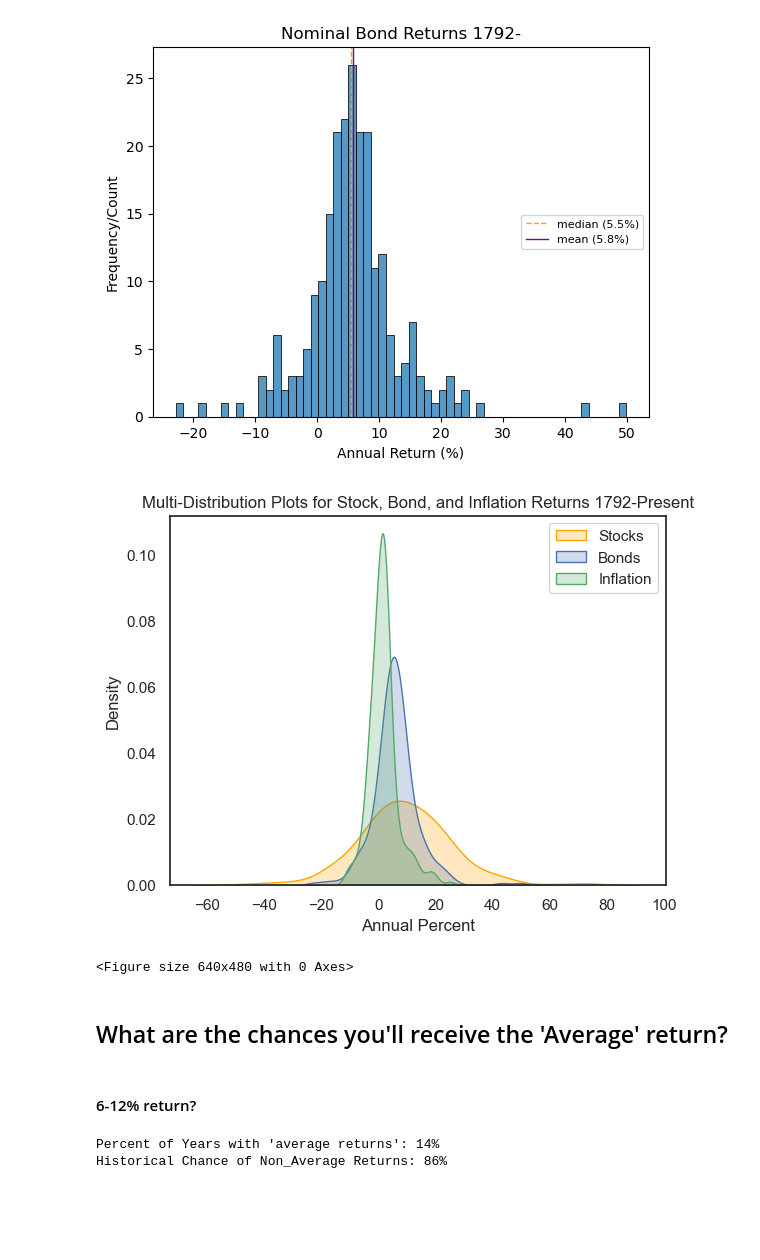
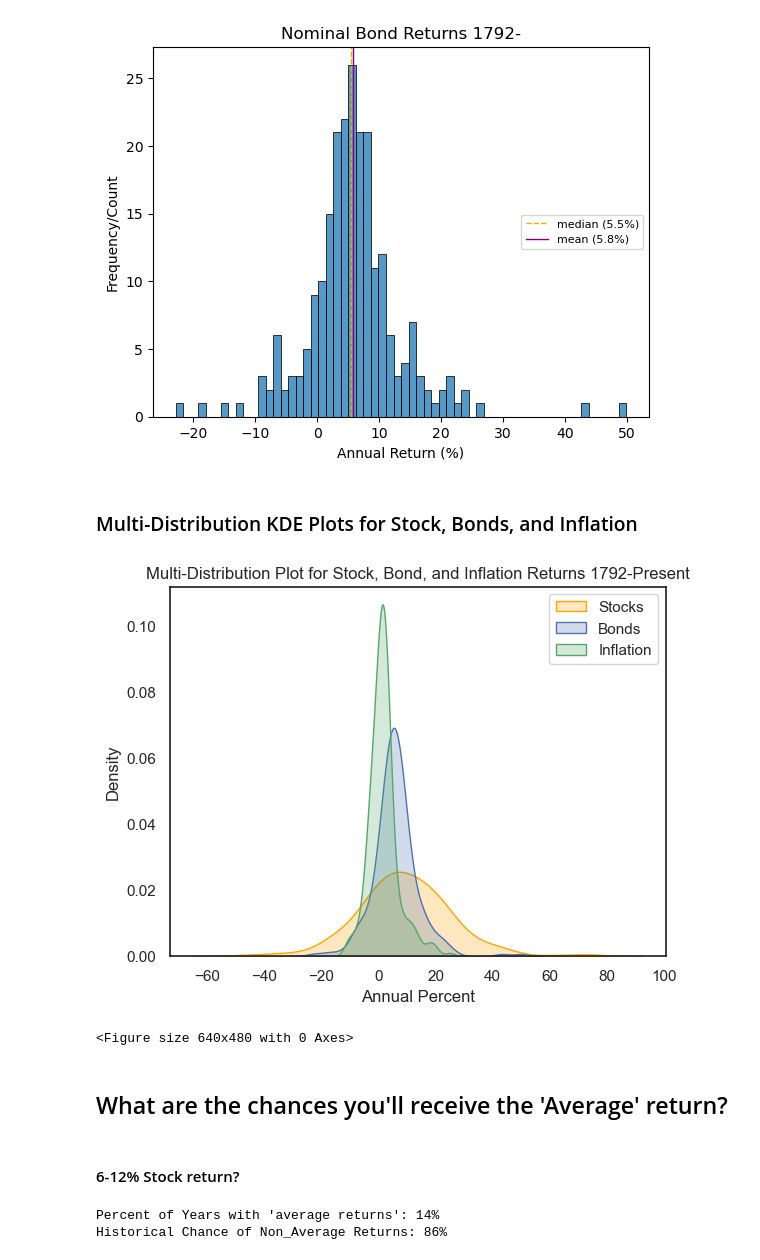
Before and after one commit to StarkArk/The_Long_View_Stocks_Bonds, a Jupyter notebook: Survey_US_Stock_Bonds.ipynb, the cells around one changed output. Drawn from its saved outputs; the diff is of its cells as text; code cells hidden in the pictures; blank space fills up the shorter version.

```diff
--- a/Survey_US_Stock_Bonds.ipynb
+++ b/Survey_US_Stock_Bonds.ipynb
@@ -164,33 +162,35 @@ plt.savefig("Images/Annual_BondReturns_HistPlot")
+# %% [markdown]
+### Multi-Distribution KDE Plots for Stock, Bonds, and Inflation
 # %%
 
 # style
 sns.set(style="white")
 
 # Create multiple KDE plots
 features = ['nom_stock_perc', 'nom_bond_perc', 'inflation_perc']
 asset_type = ["Stocks", "Bonds", "Inflation"]
 colors = ['orange', 'b', 'g']
 
 for feature, color, asset_type in zip(features, colors, asset_type):
     sns.kdeplot(nominal_df[feature], shade=True, color=color, label=asset_type)
 
 # Add title, axis labels, and legend
-plt.title('Multi-Distribution Plots for Stock, Bond, and Inflation Returns 1792-Present')
+plt.title('Multi-Distribution Plot for Stock, Bond, and Inflation Returns 1792-Present')
 plt.xlabel('Annual Percent')
 plt.ylabel('Density')
 plt.legend()
 
 # Show the plot
 plt.show()
 
 plt.savefig("Images/StockBondInflation_DistPlot")
 # %% [output]
-[figure, old version]
+[figure, new version]
 <Figure size 640x480 with 0 Axes>
 # %% [markdown]
 ## What are the chances you'll receive the 'Average' return?
 # %% [markdown]
-#### 6-12% return?
+#### 6-12% Stock return?
 # %%
 # Stocks - Average return is 9%, so consider any return in the range of 6-12% as 'average'
 avg_count = 0
```
Also changed, not shown: parts of 8 cells of this notebook, 13 other files.
